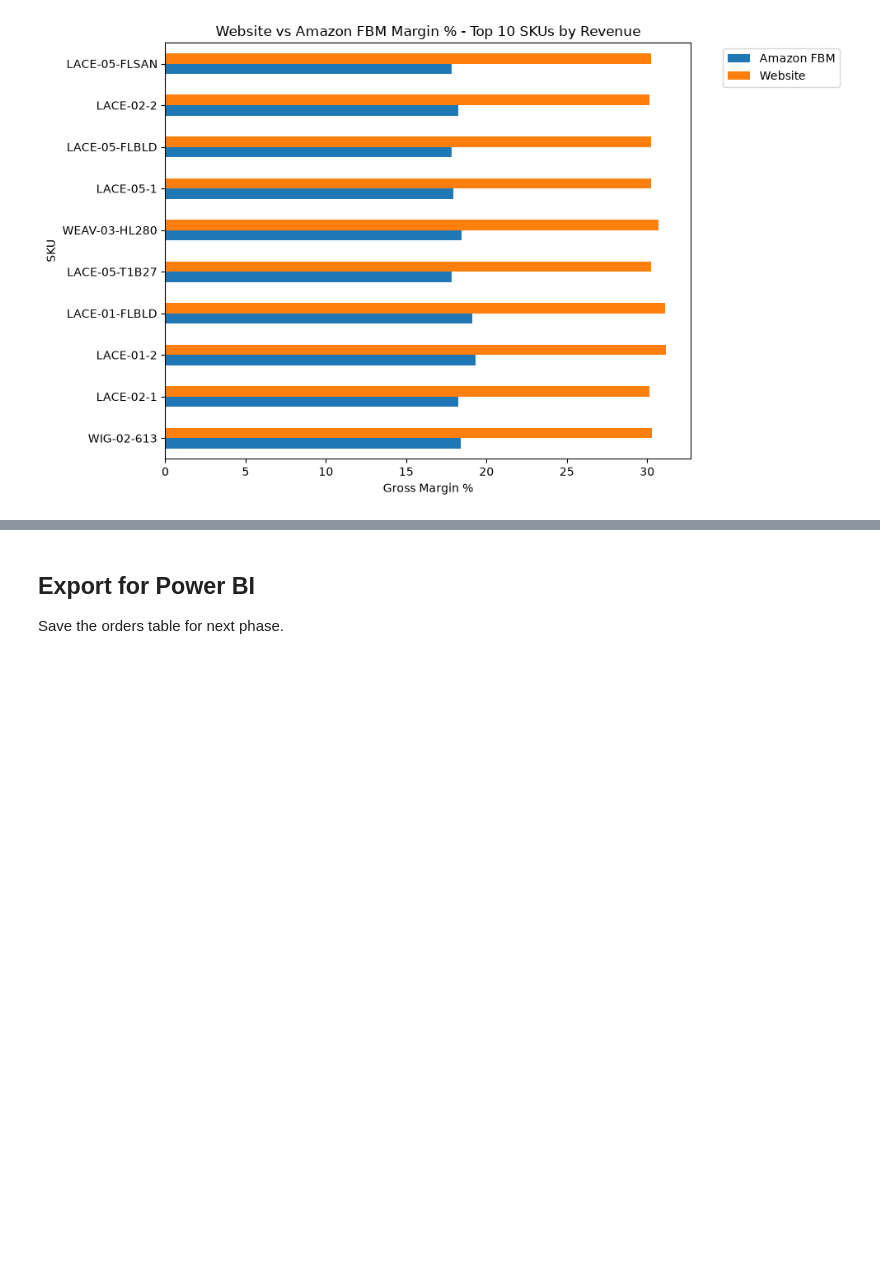
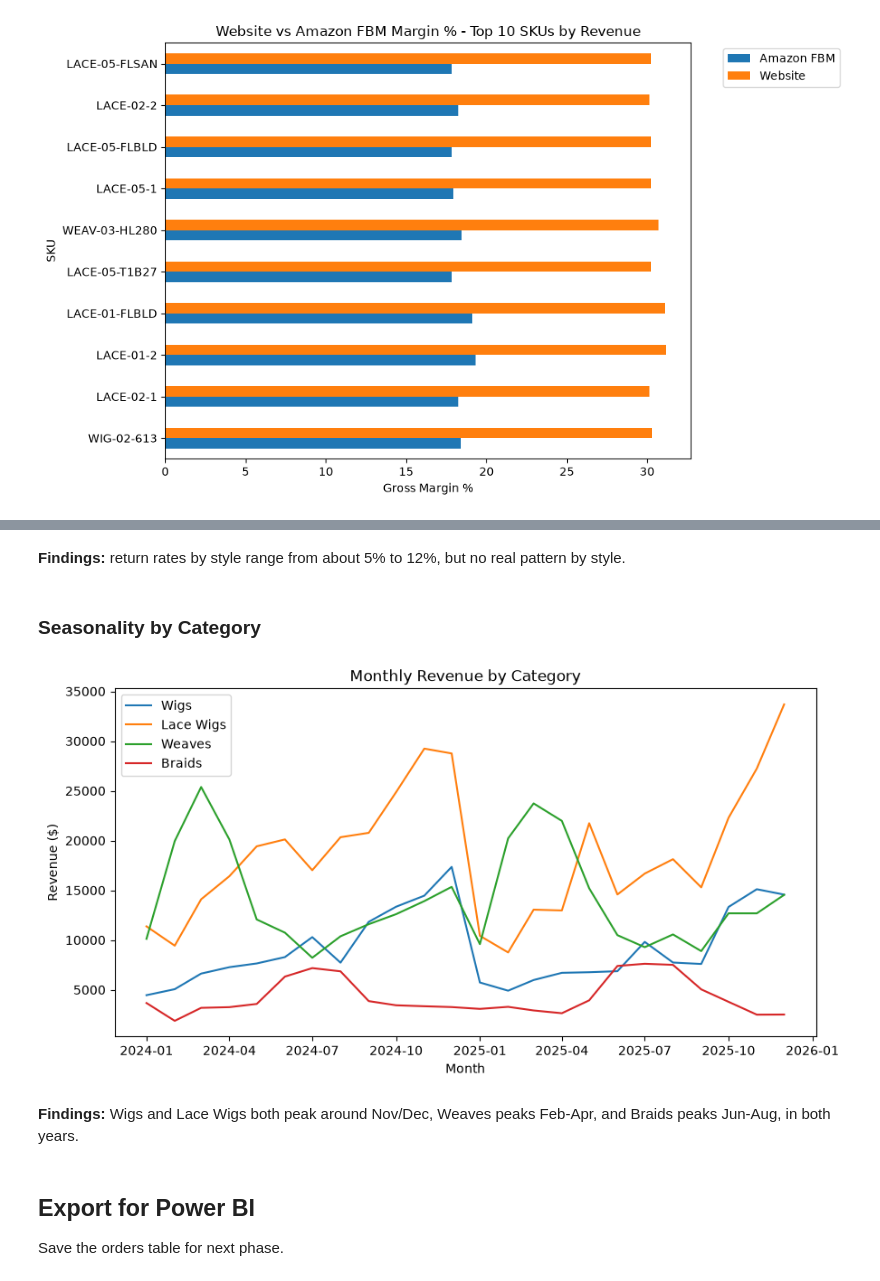
Before and after one commit to voltrecto/crowncase-beauty-portfolio, a Jupyter notebook: notebooks/phase3_analysis.ipynb, the cells around one changed output, grey strips where cells are left out. Saved outputs shown, nothing was run; the diff lists cells and outputs as text; code cells hidden in the pictures; blank space fills up the shorter version.

```diff
--- a/notebooks/phase3_analysis.ipynb
+++ b/notebooks/phase3_analysis.ipynb
@@ -288,3 +324,34 @@ plt.show()
+# %% [markdown]
+**Findings:** return rates by style range from about 5% to 12%, but no real pattern by style.
+# %% [markdown]
+### Seasonality by Category
+# %%
+monthly_category_revenue = (
+    orders_clean.assign(month=orders_clean["order_date"].dt.to_period("M").dt.to_timestamp())
+    .groupby(["month", "category"])["revenue"]
+    .sum()
+    .reset_index()
+)
+
+wigs_data = monthly_category_revenue[monthly_category_revenue["category"] == "Wigs"]
+lace_data = monthly_category_revenue[monthly_category_revenue["category"] == "Lace Wigs"]
+weaves_data = monthly_category_revenue[monthly_category_revenue["category"] == "Weaves"]
+braids_data = monthly_category_revenue[monthly_category_revenue["category"] == "Braids"]
+
+plt.figure(figsize=(10, 5))
+plt.plot(wigs_data["month"], wigs_data["revenue"], label="Wigs")
+plt.plot(lace_data["month"], lace_data["revenue"], label="Lace Wigs")
+plt.plot(weaves_data["month"], weaves_data["revenue"], label="Weaves")
+plt.plot(braids_data["month"], braids_data["revenue"], label="Braids")
+plt.title("Monthly Revenue by Category")
+plt.xlabel("Month")
+plt.ylabel("Revenue ($)")
+plt.legend()
+plt.show()
+# %% [output]
+[figure, added]
+# %% [markdown]
+**Findings:** Wigs and Lace Wigs both peak around Nov/Dec, Weaves peaks Feb-Apr, and Braids peaks Jun-Aug, in both years.
 # %% [markdown]
 ## Export for Power BI
 Save the orders table for next phase.
```
Also changed, not shown: parts of 4 cells of this notebook, 2 other files.
